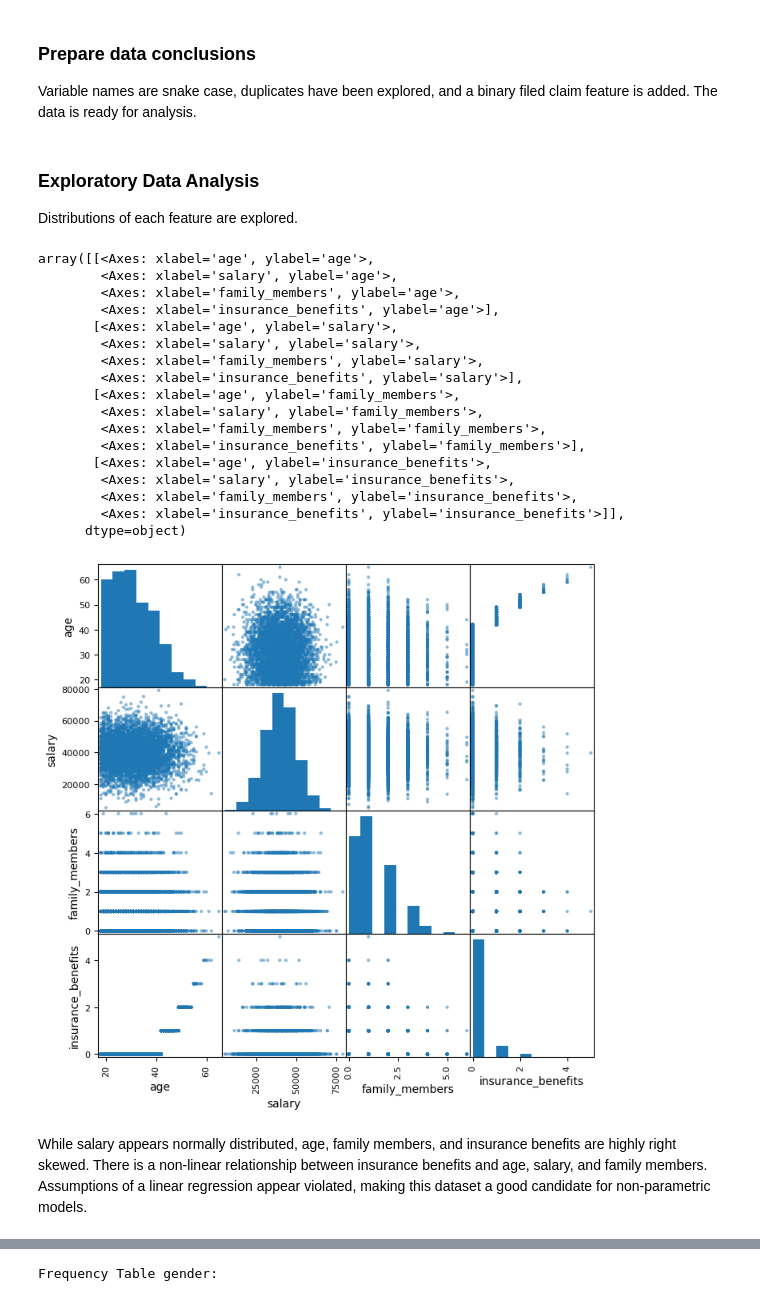
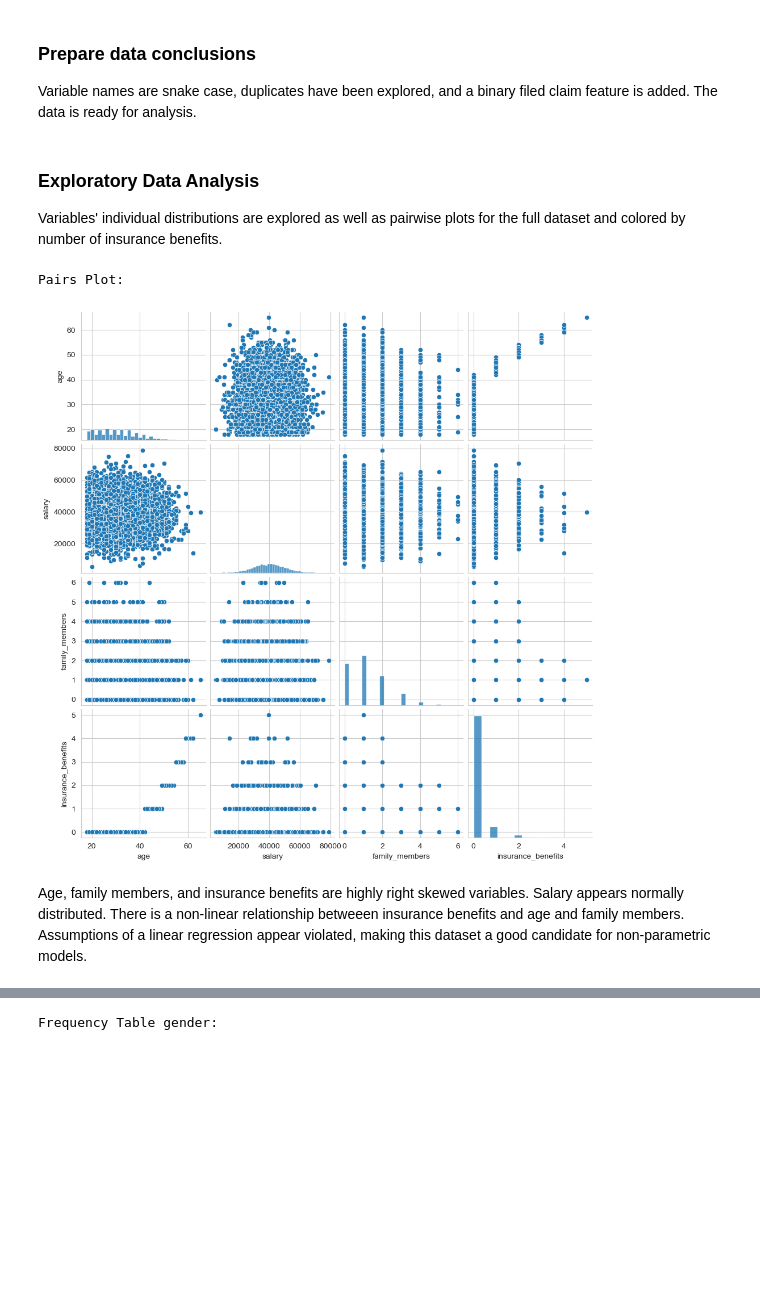
Before and after one commit to kellyshreeve/insurance, a Jupyter notebook: insurance_analysis.ipynb, the cells around one changed output, grey strips where cells are left out. Drawn from its saved outputs; the diff is of its cells as text; code cells hidden in the pictures; blank space fills up the shorter version.

```diff
--- a/insurance_analysis.ipynb
+++ b/insurance_analysis.ipynb
@@ -165,28 +166,16 @@ Variable names are snake case, duplicates have been explored, and a binary filed
 # %% [markdown]
 ### <b>Exploratory Data Analysis</b><a id='exploratory'></a>
 
-Distributions of each feature are explored.
+Variables' individual distributions are explored as well as pairwise plots for the full dataset and colored by number of insurance benefits.
 # %%
-# Scatter matrix for age, salary, family members, and insurance benefits
-pd.plotting.scatter_matrix(insure.iloc[:, 1:5], alpha=0.5, figsize=(8, 8))
+# Pair plot for age, salary, family members, and insurance benefits
+sns.set_style('whitegrid')
+sns.pairplot(insure.iloc[:, 1:5])
+
+print('Pairs Plot:')
+plt.show()
 # %% [output]
-array([[<Axes: xlabel='age', ylabel='age'>,
-        <Axes: xlabel='salary', ylabel='age'>,
-        <Axes: xlabel='family_members', ylabel='age'>,
-        <Axes: xlabel='insurance_benefits', ylabel='age'>],
-       [<Axes: xlabel='age', ylabel='salary'>,
-        <Axes: xlabel='salary', ylabel='salary'>,
-        <Axes: xlabel='family_members', ylabel='salary'>,
-        <Axes: xlabel='insurance_benefits', ylabel='salary'>],
-       [<Axes: xlabel='age', ylabel='family_members'>,
-        <Axes: xlabel='salary', ylabel='family_members'>,
-        <Axes: xlabel='family_members', ylabel='family_members'>,
-        <Axes: xlabel='insurance_benefits', ylabel='family_members'>],
-       [<Axes: xlabel='age', ylabel='insurance_benefits'>,
-        <Axes: xlabel='salary', ylabel='insurance_benefits'>,
-        <Axes: xlabel='family_members', ylabel='insurance_benefits'>,
-        <Axes: xlabel='insurance_benefits', ylabel='insurance_benefits'>]],
-      dtype=object)
+Pairs Plot:
-[figure, old version]
+[figure, new version]
 # %% [markdown]
-While salary appears normally distributed, age, family members, and insurance benefits are highly right skewed. There is a non-linear relationship between insurance benefits and age, salary, and family members. Assumptions of a linear regression appear violated, making this dataset a good candidate for non-parametric models.
+Age, family members, and insurance benefits are highly right skewed variables. Salary appears normally distributed. There is a non-linear relationship betweeen insurance benefits and age and family members. Assumptions of a linear regression appear violated, making this dataset a good candidate for non-parametric models.
```
Also changed, not shown: parts of 15 cells of this notebook.
